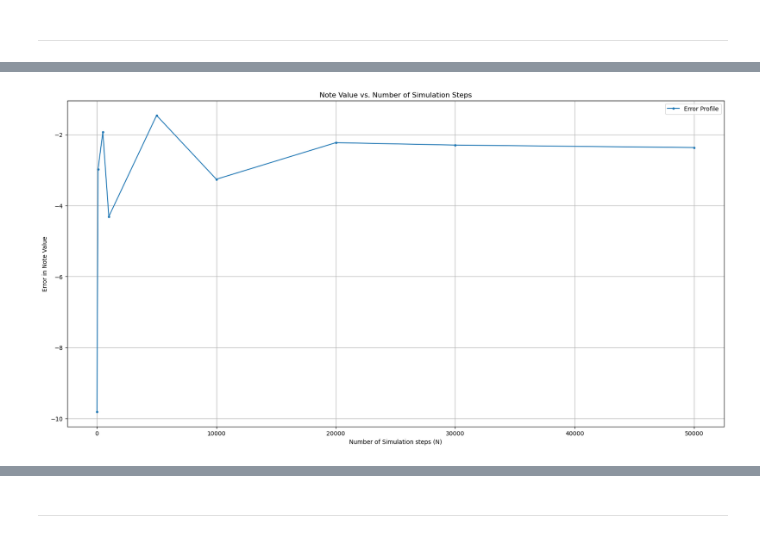
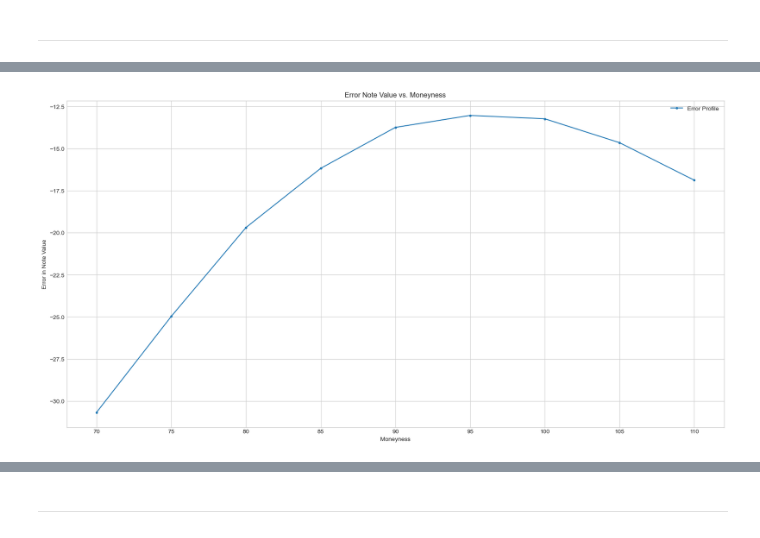
Before and after one commit to yadvesh28/Complex_Derivatives_Valuation_Projects, a Jupyter notebook: Project_3/PROJECT3.DESAIk_KALRAm_YADAVy.ipynb, the cells around one changed output, grey strips where cells are left out. Saved outputs shown, nothing was run; the diff lists cells and outputs as text; code cells hidden in the pictures.

```diff
--- a/Project_3/PROJECT3.DESAIk_KALRAm_YADAVy.ipynb
+++ b/Project_3/PROJECT3.DESAIk_KALRAm_YADAVy.ipynb
@@ -701,0 +737,2 @@ df_n_sim
+# %%
+sig_values = list(sigma_moneyness.values())
@@ -701,0 +751,12 @@ df_n_sim
+# %%
+jmaxmax = 300
+jmaxstep = 1
+i_min = (jmaxmax**2)*(sig_max**2)*T
+coef = np.ceil(i_min/tot_days)
+i_max_calc = coef*tot_days
+val_store = []
+for sig1 in sig_values:
+    expfd_result_fix, note_val = note_value(S0=S0, K=KI, T=547/365, r1=r1, r2=r2, D=D, sig=sig1, SU=SU, jmaxmin=jmaxmax, jmaxmax=jmaxmax+1, jmaxstep=jmaxstep, imax=i_max_calc, cpn=cpn)
+    output = {'Sigma': sig1, 'Note Value': note_val}
+    print(output)
+    val_store.append(output)
@@ -701,0 +773,3 @@ df_n_sim
+# %%
+df_sig = pd.DataFrame(val_store)
+df_sig
@@ -701,0 +787,6 @@ df_n_sim
+# %%
+# calculating teh errors
+df_sig['error'] = df_sig["Note Value"] - 977.75
+sigma_mapping = {v: k for k, v in sigma_moneyness.items()}
+df_sig['Moneyness'] = df_sig['Sigma'].map(sigma_mapping)
+df_sig
@@ -702,12 +804,12 @@ df_n_sim
 # %%
 # plotting the error results
 plt.figure(figsize=(20, 10))
-plt.plot(df_n_sim['Simulations'],df_n_sim['Errors'],'o-', markersize=3, label='Error Profile')
-plt.xlabel('Number of Simulation steps (N)')
+plt.plot(df_sig['Moneyness'],df_sig['error'],'o-', markersize=3, label='Error Profile')
+plt.xlabel('Moneyness')
 plt.ylabel('Error in Note Value')
-plt.title('Note Value vs. Number of Simulation Steps')
+plt.title('Error Note Value vs. Moneyness')
 plt.legend()
 plt.grid(True)
 plt.show()
 # %% [output]
-[figure, old version]
+[figure, new version]
```
Also changed, not shown: parts of 75 cells of this notebook, 2 other files.
